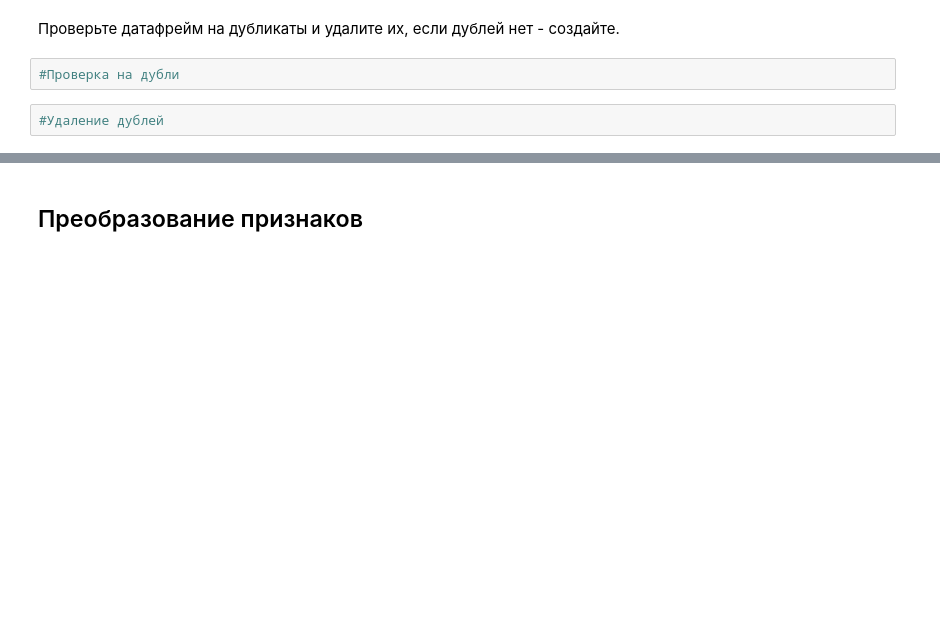
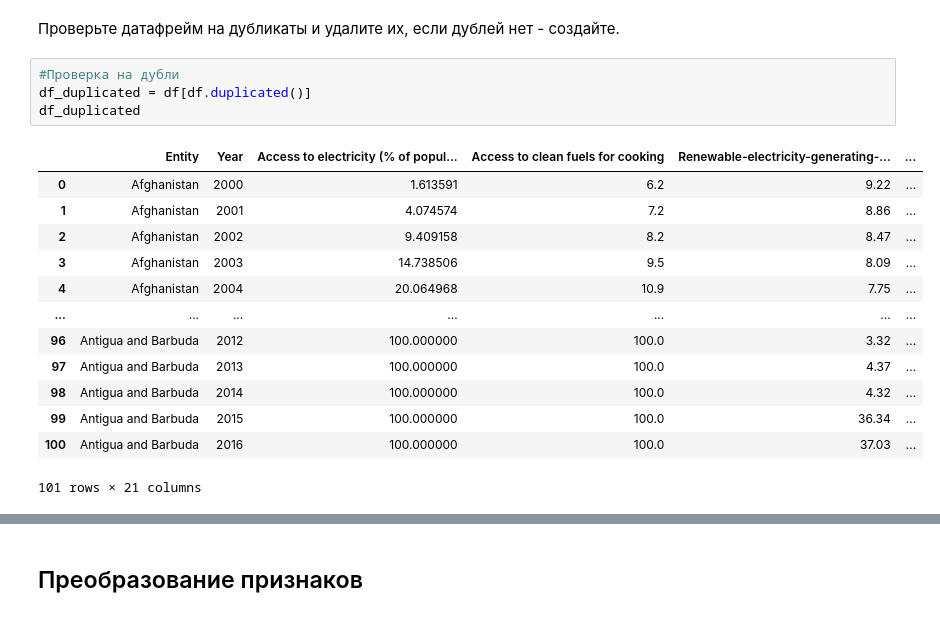
Before and after one commit to polinakochneva1/me_labs_house, a Jupyter notebook: lab3/Задание_3.ipynb, the cells around one changed output, grey strips where cells are left out. Cells and saved outputs as stored; diff of their text form; blank space fills up the shorter version.

```diff
--- a/lab3/Задание_3.ipynb
+++ b/lab3/Задание_3.ipynb
@@ -172,5 +172,19 @@ df_interpolated
 Проверьте датафрейм на дубликаты и удалите их, если дублей нет - создайте.
 # %%
 #Проверка на дубли
+df_duplicated = df[df.duplicated()]
+df_duplicated
+# %% [output]
+|  | Entity | Year | Access to electricity (% of popul... | Access to clean fuels for cooking | Renewable-electricity-generating-... | ... |
+| 0 | Afghanistan | 2000 | 1.613591 | 6.2 | 9.22 | ... |
+| 1 | Afghanistan | 2001 | 4.074574 | 7.2 | 8.86 | ... |
+| 2 | Afghanistan | 2002 | 9.409158 | 8.2 | 8.47 | ... |
+| 3 | Afghanistan | 2003 | 14.738506 | 9.5 | 8.09 | ... |
+| 4 | Afghanistan | 2004 | 20.064968 | 10.9 | 7.75 | ... |
+| ... | ... | ... | ... | ... | ... | ... |
+| 96 | Antigua and Barbuda | 2012 | 100.000000 | 100.0 | 3.32 | ... |
+| 97 | Antigua and Barbuda | 2013 | 100.000000 | 100.0 | 4.37 | ... |
+| 98 | Antigua and Barbuda | 2014 | 100.000000 | 100.0 | 4.32 | ... |
+| 99 | Antigua and Barbuda | 2015 | 100.000000 | 100.0 | 36.34 | ... |
+| 100 | Antigua and Barbuda | 2016 | 100.000000 | 100.0 | 37.03 | ... |
+101 rows × 21 columns
-# %%
-#Удаление дублей
```
Also changed, not shown: parts of 3 cells of this notebook.
